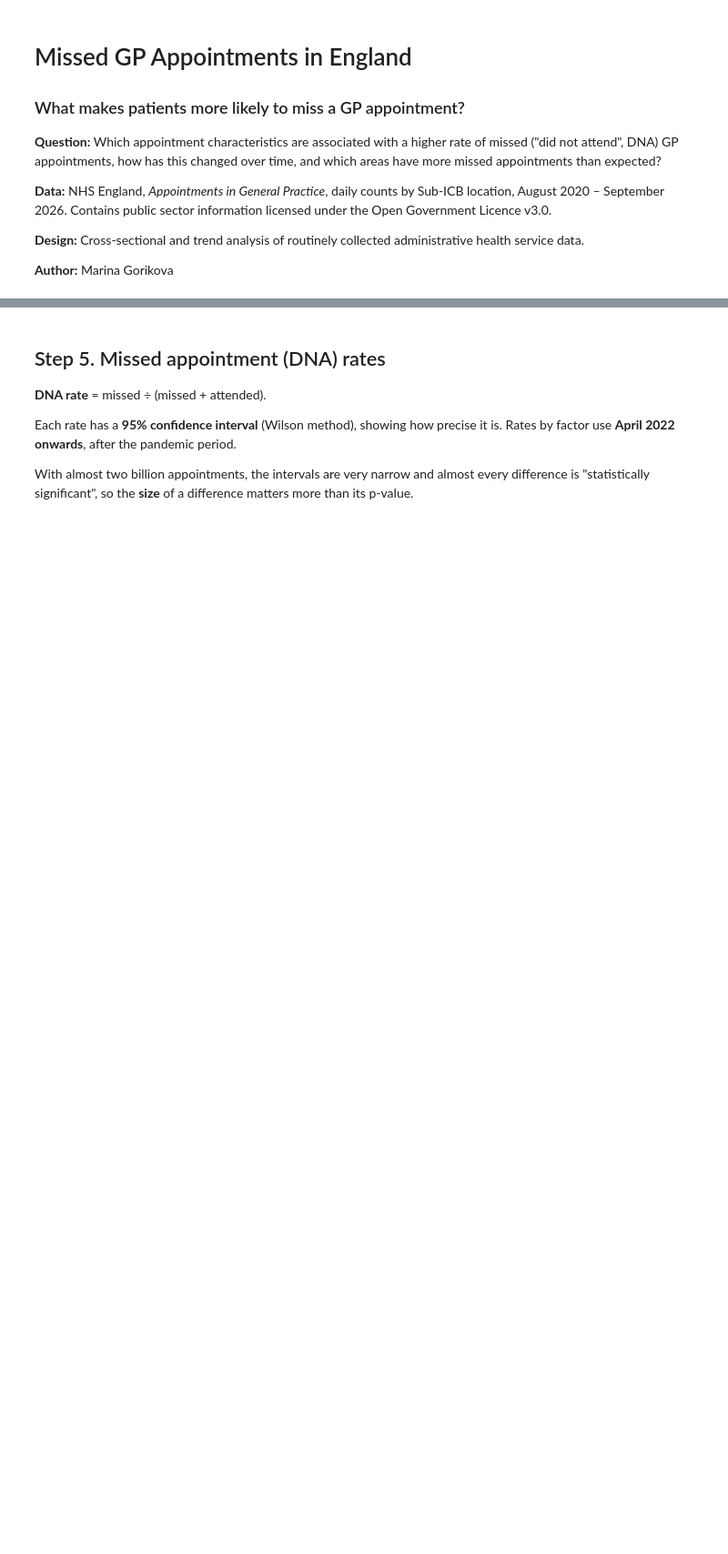
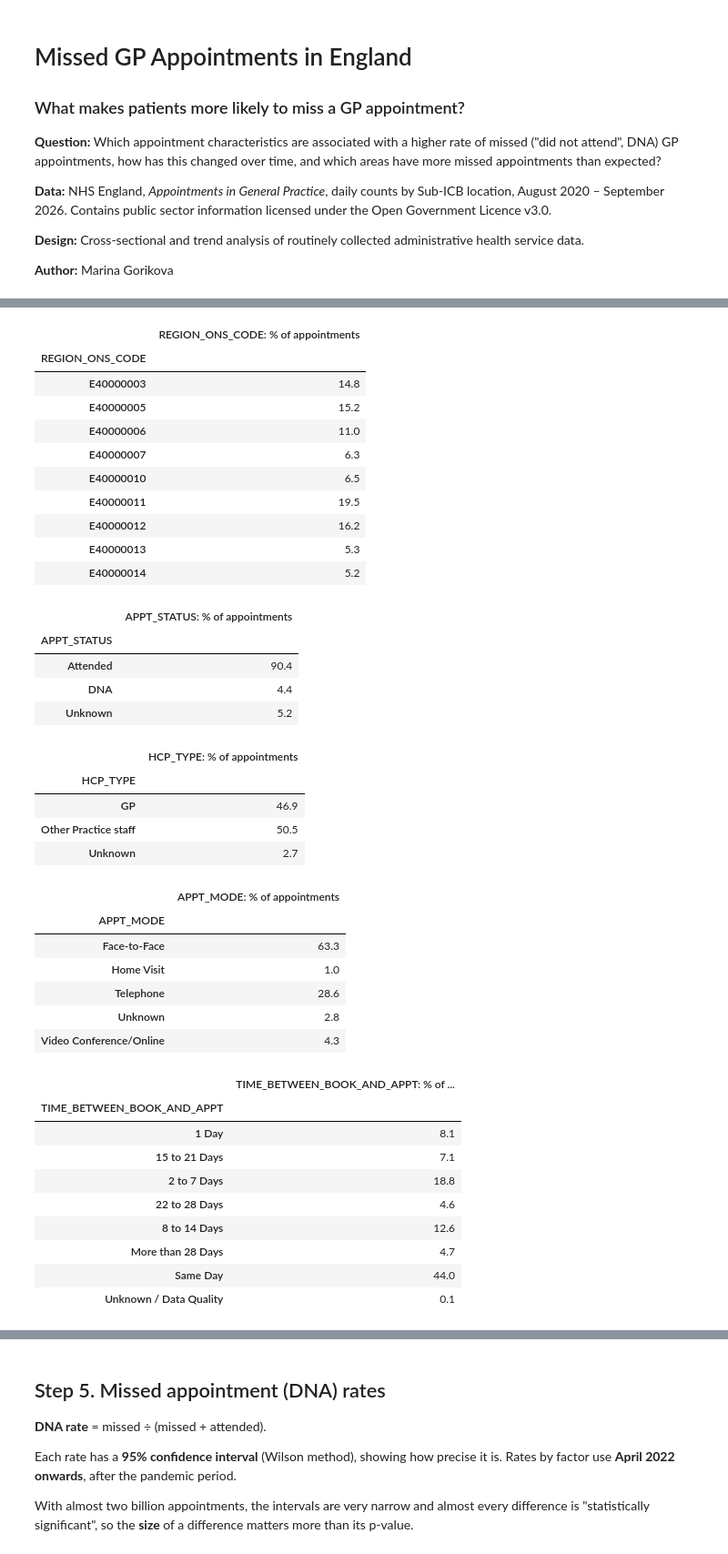
Before and after one commit to mgorikova/NHS-gp-missed-appointments, a Jupyter notebook: NHS_Appointments.ipynb, the cells around one changed output, grey strips where cells are left out. Shown at 91% size. Cells and saved outputs as stored; diff of their text form; code cells hidden in the pictures; blank space fills up the shorter version.

```diff
--- a/NHS_Appointments.ipynb
+++ b/NHS_Appointments.ipynb
@@ -317,0 +228,47 @@ CAT_COLS
+# %%
+N = "COUNT_OF_APPOINTMENTS"
+
+few_values = [c for c in combined.select_dtypes("category").columns if combined[c].nunique() <= 20]
+
+for c in few_values:
+    share = combined.groupby(c, observed=True)[N].sum()
+    display((100 * share / share.sum()).round(1).to_frame(f"{c}: % of appointments"))
+# %% [output]
+|  | REGION_ONS_CODE: % of appointments |
+| REGION_ONS_CODE |  |
+| E40000003 | 14.8 |
+| E40000005 | 15.2 |
+| E40000006 | 11.0 |
+| E40000007 | 6.3 |
+| E40000010 | 6.5 |
+| E40000011 | 19.5 |
+| E40000012 | 16.2 |
+| E40000013 | 5.3 |
+| E40000014 | 5.2 |
+|  | APPT_STATUS: % of appointments |
+| APPT_STATUS |  |
+| Attended | 90.4 |
+| DNA | 4.4 |
+| Unknown | 5.2 |
+|  | HCP_TYPE: % of appointments |
+| HCP_TYPE |  |
+| GP | 46.9 |
+| Other Practice staff | 50.5 |
+| Unknown | 2.7 |
+|  | APPT_MODE: % of appointments |
+| APPT_MODE |  |
+| Face-to-Face | 63.3 |
+| Home Visit | 1.0 |
+| Telephone | 28.6 |
+| Unknown | 2.8 |
+| Video Conference/Online | 4.3 |
+|  | TIME_BETWEEN_BOOK_AND_APPT: % of ... |
+| TIME_BETWEEN_BOOK_AND_APPT |  |
+| 1 Day | 8.1 |
+| 15 to 21 Days | 7.1 |
+| 2 to 7 Days | 18.8 |
+| 22 to 28 Days | 4.6 |
+| 8 to 14 Days | 12.6 |
+| More than 28 Days | 4.7 |
+| Same Day | 44.0 |
+| Unknown / Data Quality | 0.1 |
```
Also changed, not shown: parts of 74 cells of this notebook, 7 other files.
